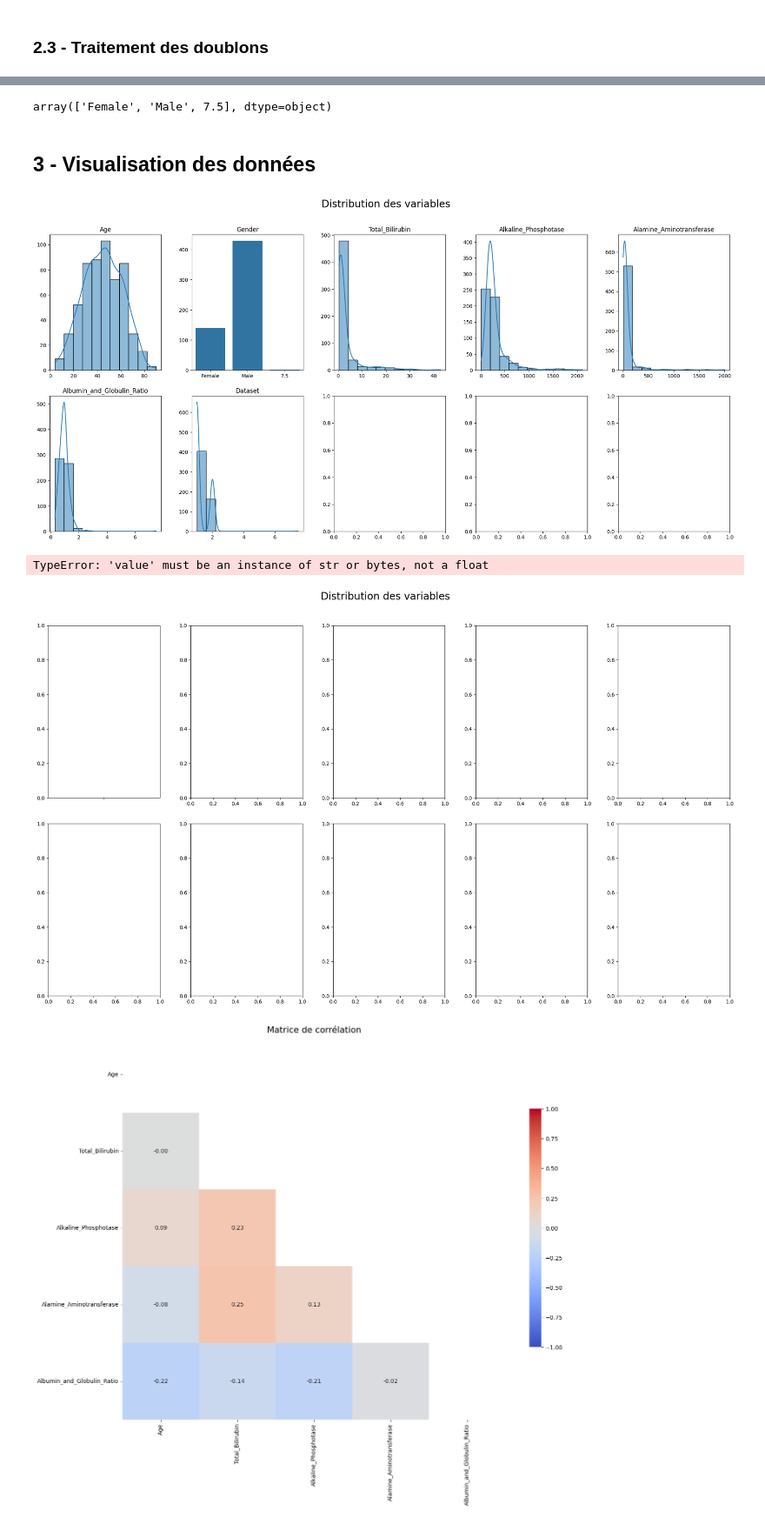
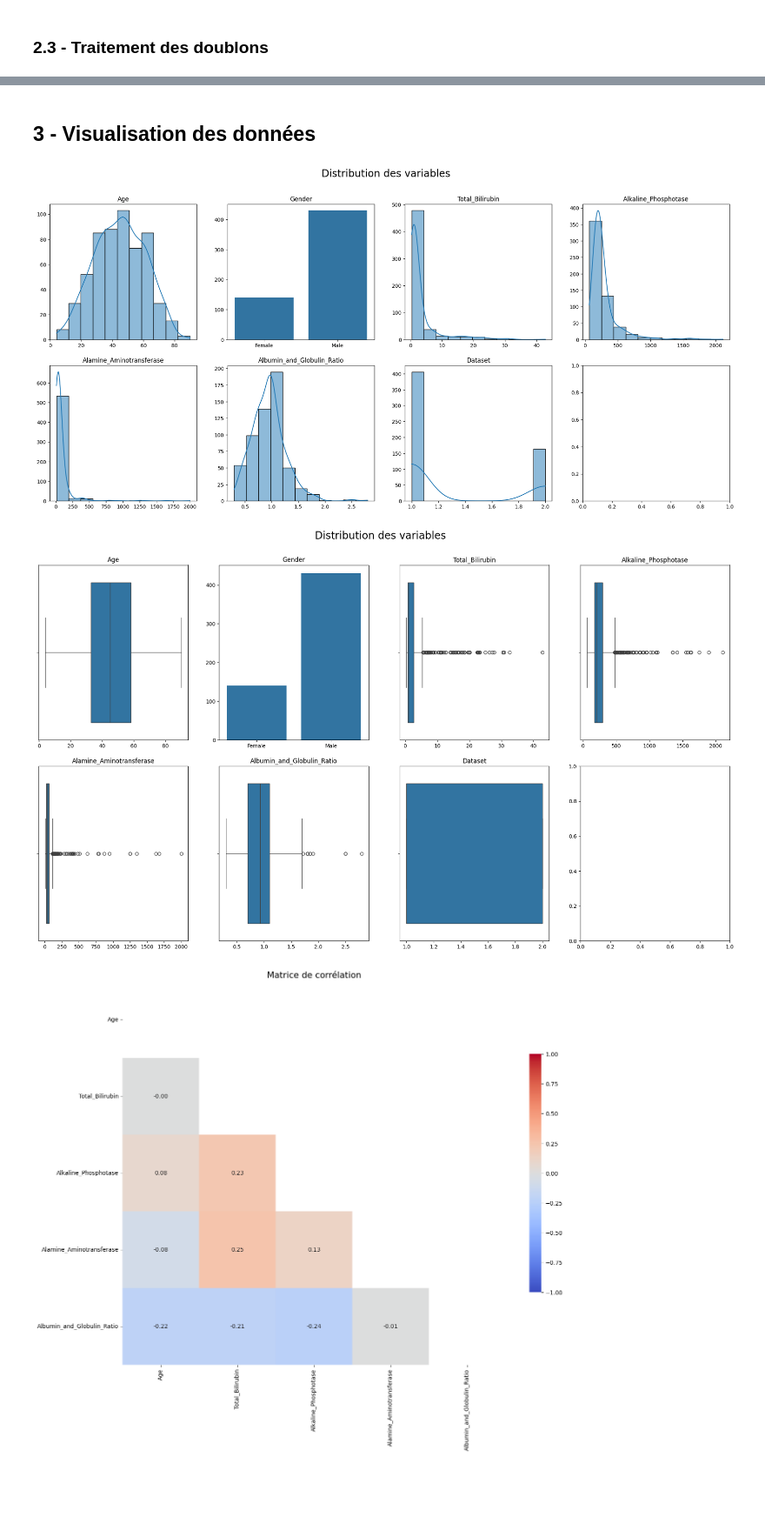
Before and after one commit to Dim2960/semiology_AI, a Jupyter notebook: foie_folder/cleaning_foie.ipynb, the cells around one changed output, grey strips where cells are left out. Shown at 87% size. Cells and saved outputs as stored; diff of their text form; code cells hidden in the pictures; blank space fills up the shorter version.

Commit message:
correction de bug sur graph

```diff
--- a/foie_folder/cleaning_foie.ipynb
+++ b/foie_folder/cleaning_foie.ipynb
@@ -272,7 +270,7 @@ array(['Female', 'Male', 7.5], dtype=object)
 # %%
 # changement de la valeur 75 dans la colonne total_bilirubine à 7.5
 
-df[df['Total_Bilirubin'] == 75] = 7.5
+df.loc[df['Total_Bilirubin'] == 75, 'Total_Bilirubin'] = 7.5
 
 df.describe().T
 # %% [output]
@@ -313,21 +306,17 @@ df_cleaned
 570 rows × 7 columns
-# %%
-df_cleaned['Gender'].unique()
-# %% [output]
-array(['Female', 'Male', 7.5], dtype=object)
 # %% [markdown]
 ## 3 - Visualisation des données
 # %%
 '''
 Observation des data
 '''
-fig, axes = plt.subplots(2, 5, figsize=(20, 10))  # 2 rangées et 5 colonnes pour un total de 10 sous-graphiques
+fig, axes = plt.subplots(2, 4, figsize=(20, 10))  # 2 rangées et 5 colonnes pour un total de 10 sous-graphiques
 fig.suptitle('Distribution des variables', fontsize=20)
 fig.tight_layout(pad=3.0)
 
 # Boucle sur les colonnes pour créer les histogrammes
 for i, col in enumerate(df_cleaned):
-    ax = axes[i//5, i%5]
+    ax = axes[i//4, i%4]
     if col == "Gender":
         sns.countplot(x=df_cleaned[col], ax=ax)
         ax.set_title('Gender')
@@ -341,23 +330,29 @@ for i, col in enumerate(df_cleaned):
 
 plt.show()
 # %% [output]
-[figure, old version]
+[figure, new version]
 # %%
 fig, axes = plt.subplots(2, 4, figsize=(20, 12))
 fig.suptitle('Distribution des variables', fontsize=20)
 fig.tight_layout(pad=3.0)
 
 # Boucle sur les colonnes à partir de la deuxième (car 'Gender' est catégorique)
-for i, col in enumerate(df_cleaned.columns[1:]):
-    sns.boxplot(df_cleaned[col], bins='sturges', kde=True, ax=axes[i//4, i%4])
-    axes[i//4, i%4].set_title(col)
-    axes[i//4, i%4].set_xlabel('')
-    axes[i//4, i%4].set_ylabel('')
+for i, col in enumerate(df_cleaned.columns):
+    ax = axes[i//4, i%4]
+    if col == "Gender":
+        sns.countplot(x=df_cleaned[col], ax=ax)
+        ax.set_title('Gender')
+        ax.set_xlabel('')
+        ax.set_ylabel('')
+    else:
+        sns.boxplot(x=df[col],ax=ax)
+        ax.set_title(col)
+        ax.set_xlabel('')
+        ax.set_ylabel('')
 
 plt.show()
 # %% [output]
-TypeError: 'value' must be an instance of str or bytes, not a float
-[figure, old version]
+[figure, new version]
 # %%
 # observation des corrélations avec la matrice de corrélation
 list_columns_corr = [col for col in df_cleaned.columns if (col != 'Dataset') and (col != 'Gender')]
```
Also changed, not shown: parts of 17 cells of this notebook.
